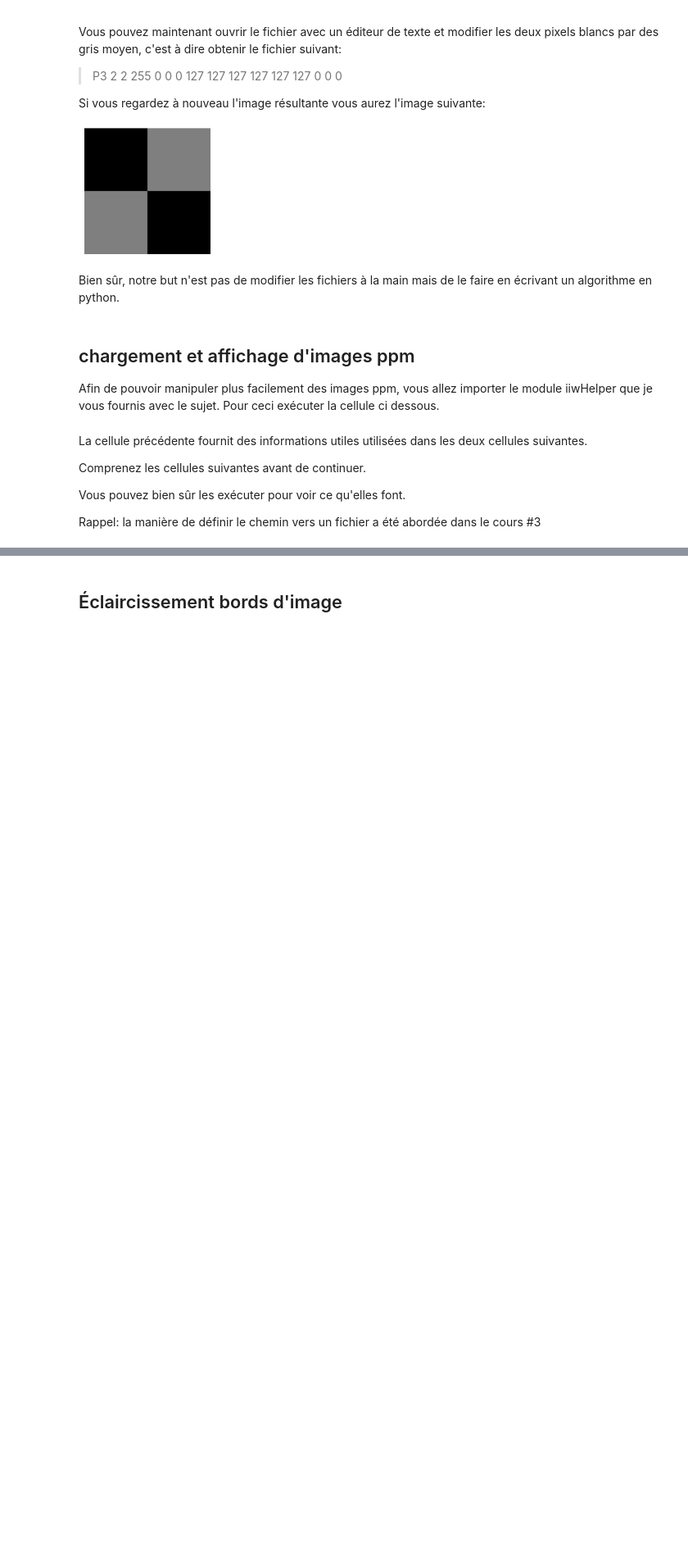
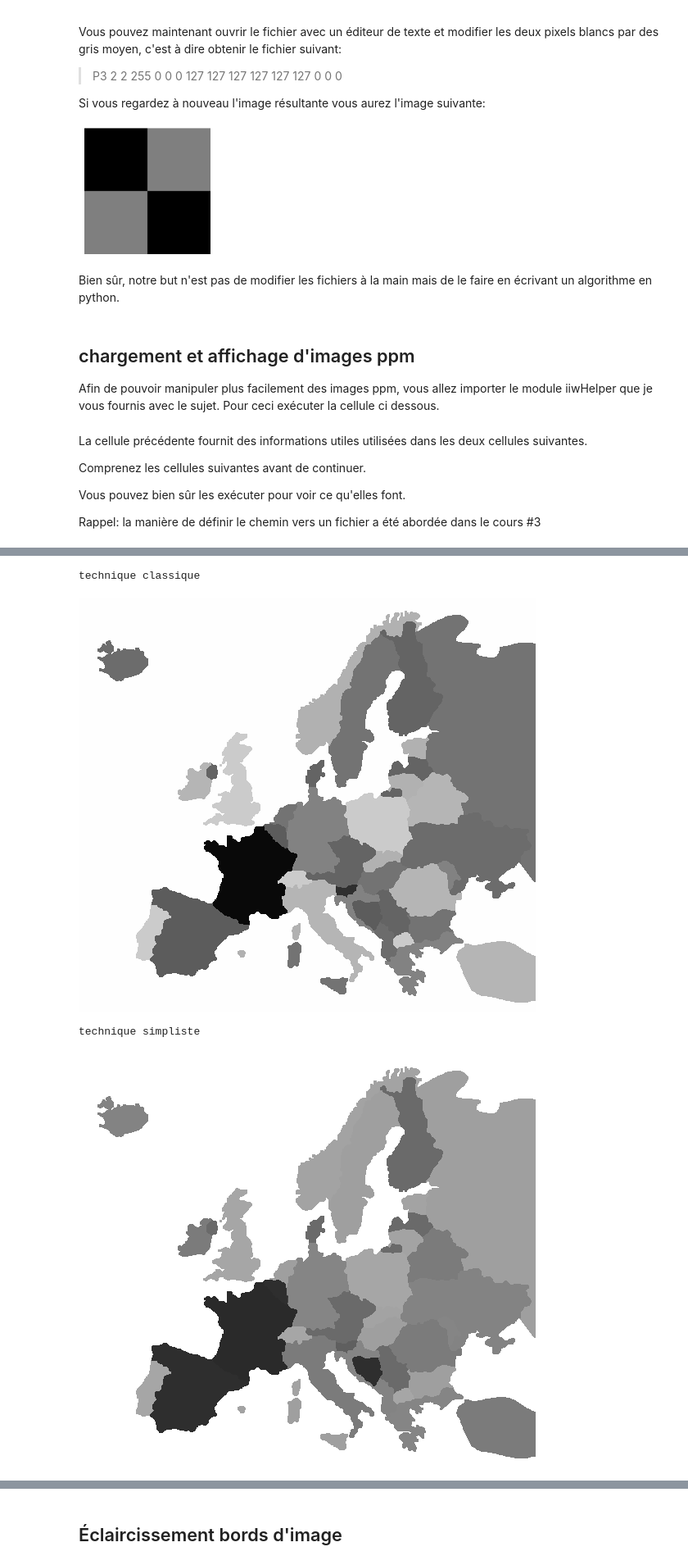
Before and after one commit to jdeantoni/intro_info_web_lab2, a Jupyter notebook: content/tp2_enseignant.ipynb, the cells around one changed output, grey strips where cells are left out. Shown at 82% size. Cells and saved outputs as stored; diff of their text form; code cells hidden in the pictures; blank space fills up the shorter version.

```diff
--- a/content/tp2_enseignant.ipynb
+++ b/content/tp2_enseignant.ipynb
@@ -97,14 +103,33 @@ On
 # %%
 img :ImagePPM = loadImage("./pict/EU_propre.ppm")
 
 index: int = int(0)
 
 while (index < len(img.pixels)):
     p: Pixel = img.pixels[index]
     v: int = int(0.2126 * p.r + 0.7152 * p.g + 0.0722 * p.b)
     p.r = v
     p.g = v
     p.b = v
     index = index + 1
+print('technique classique')
+showImage(img)
 
-saveImage(img,"./pict/EU_gray.ppm")
+img :ImagePPM = loadImage("./pict/EU_propre.ppm")
+
+index: int = int(0)
+
+while (index < len(img.pixels)):
+    p: Pixel = img.pixels[index]
+    v: int = int((p.r+p.g+p.b)//3)
+    p.r = v
+    p.g = v
+    p.b = v
+    index = index + 1
+print('technique simpliste')
+showImage(img)
+# %% [output]
+technique classique
+[figure, added]
+technique simpliste
+[figure, added]
```
Also changed, not shown: parts of 14 cells of this notebook, 4 other files.
